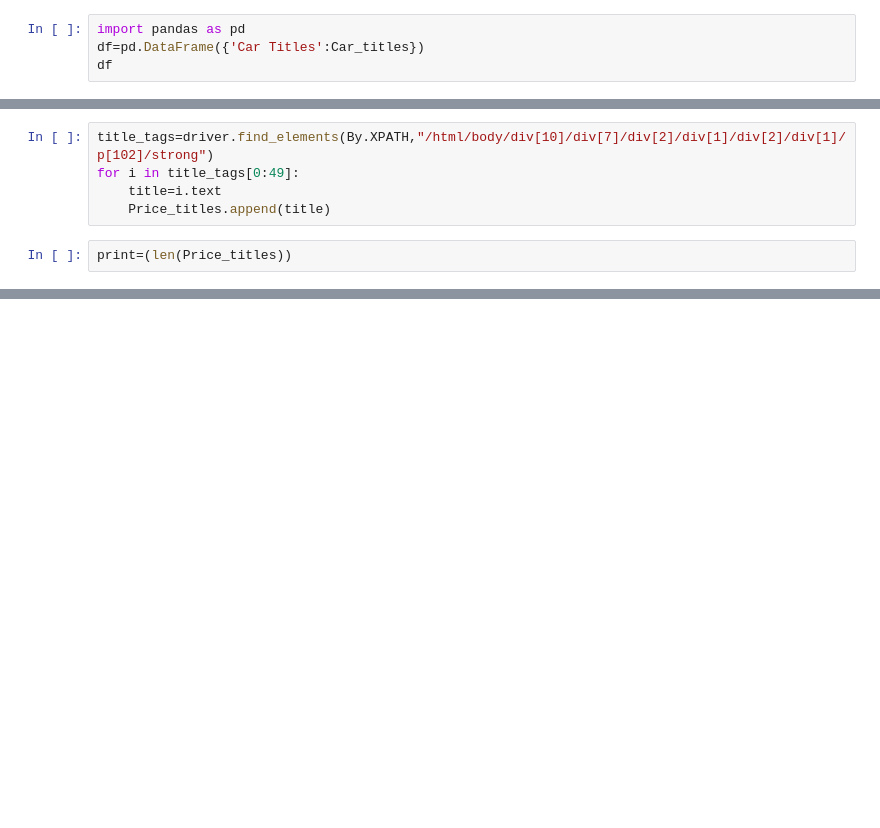
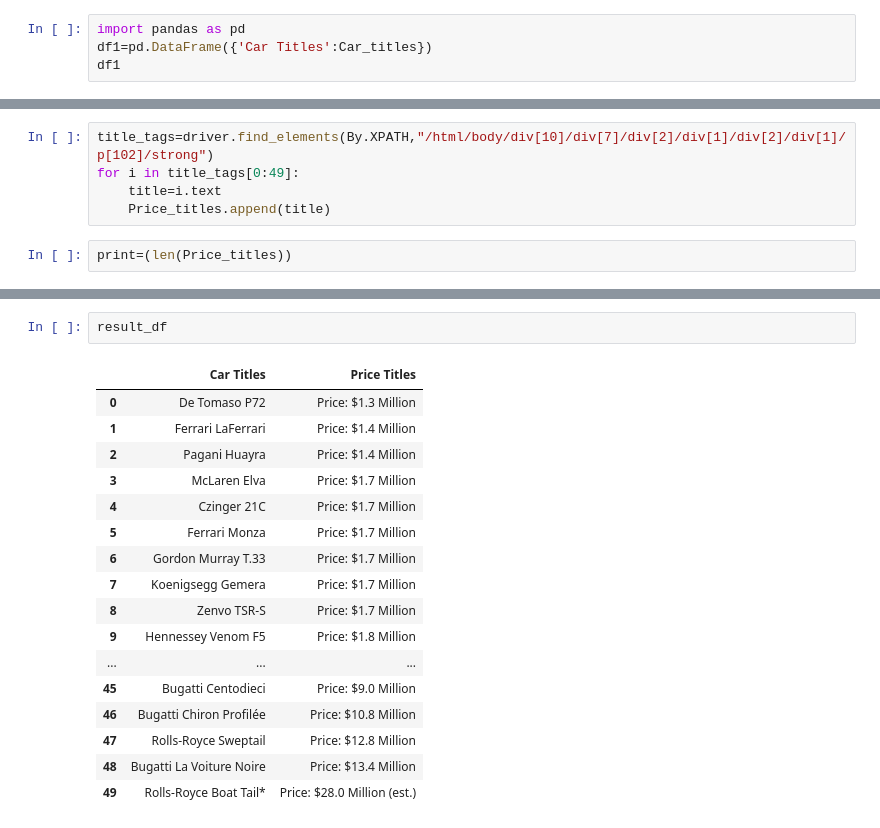
Before and after one commit to achu-narayan-s/Internship, a Jupyter notebook: Question 10 (3).ipynb, the cells around one changed output, grey strips where cells are left out. Drawn from its saved outputs; the diff is of its cells as text; blank space fills up the shorter version.

```diff
--- a/Question 10 (3).ipynb
+++ b/Question 10 (3).ipynb
@@ -210,8 +209,8 @@ print
 50
 # %%
 import pandas as pd
-df=pd.DataFrame({'Car Titles':Car_titles})
-df
+df1=pd.DataFrame({'Car Titles':Car_titles})
+df1
 # %% [output]
 |  | Car Titles |
 | 0 | De Tomaso P72 |
@@ -513,0 +515,20 @@ df
+# %%
+result_df
+# %% [output]
+|  | Car Titles | Price Titles |
+| 0 | De Tomaso P72 | Price: $1.3 Million |
+| 1 | Ferrari LaFerrari | Price: $1.4 Million |
+| 2 | Pagani Huayra | Price: $1.4 Million |
+| 3 | McLaren Elva | Price: $1.7 Million |
+| 4 | Czinger 21C | Price: $1.7 Million |
+| 5 | Ferrari Monza | Price: $1.7 Million |
+| 6 | Gordon Murray T.33 | Price: $1.7 Million |
+| 7 | Koenigsegg Gemera | Price: $1.7 Million |
+| 8 | Zenvo TSR-S | Price: $1.7 Million |
+| 9 | Hennessey Venom F5 | Price: $1.8 Million |
+| ... | ... | ... |
+| 45 | Bugatti Centodieci | Price: $9.0 Million |
+| 46 | Bugatti Chiron Profilée | Price: $10.8 Million |
+| 47 | Rolls-Royce Sweptail | Price: $12.8 Million |
+| 48 | Bugatti La Voiture Noire | Price: $13.4 Million |
+| 49 | Rolls-Royce Boat Tail* | Price: $28.0 Million (est.) |
```
Also changed, not shown: parts of 6 cells of this notebook.
